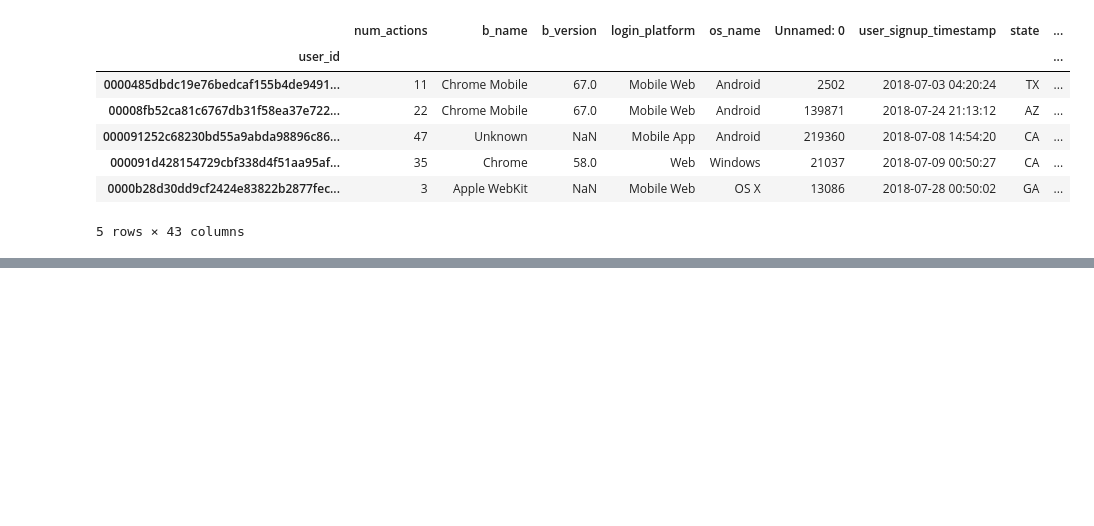
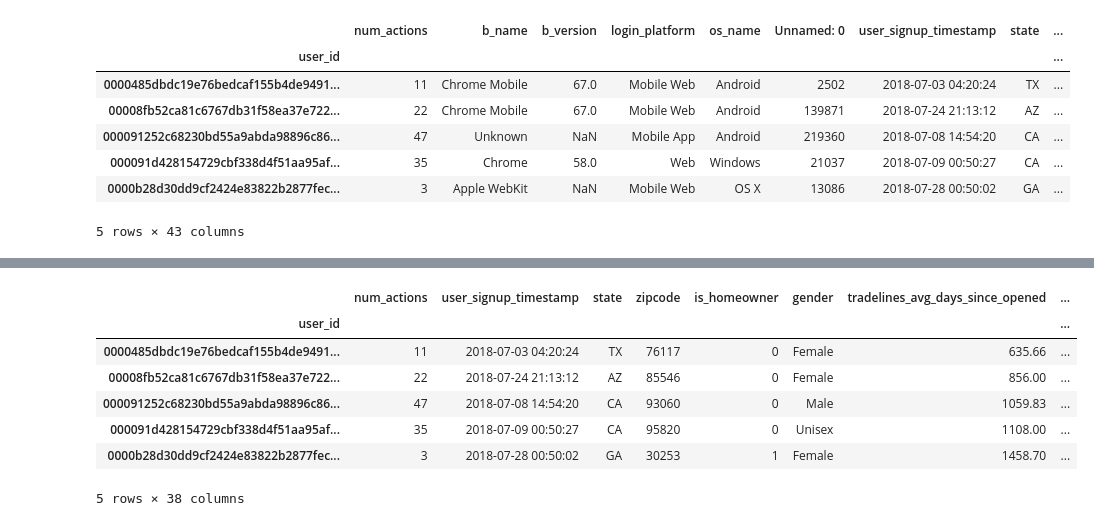
Before and after one commit to milesaturpin/datathon2018, a Jupyter notebook: Datathon2018_Trenton.ipynb, the cells around one changed output, grey strips where cells are left out. Cells and saved outputs as stored; diff of their text form; code cells hidden in the pictures; blank space fills up the shorter version.

```diff
--- a/Datathon2018_Trenton.ipynb
+++ b/Datathon2018_Trenton.ipynb
@@ -538,4 +540,4 @@ x['age']=pd.to_numeric(x.age_bucket.str[1:5])
 x['credit_score']=pd.to_numeric(x.credit_score_bucket.str[1:6])
 x['gender'].fillna(value='Unisex',inplace=True)
 
-x.drop(['age_bucket', 'credit_score_bucket'],inplace=True, axis=1)
+x.drop(['age_bucket', 'credit_score_bucket', 'b_name', 'b_version','login_platform','os_name'],inplace=True, axis=1)
@@ -552,0 +570,11 @@ array(['TX', 'AZ', 'CA', 'GA', 'NJ', 'OK', 'WI', 'NC', 'AL', 'OR', 'MI',
+# %%
+x.head()
+# %% [output]
+|  | num_actions | user_signup_timestamp | state | zipcode | is_homeowner | gender | tradelines_avg_days_since_opened | ... |
+| user_id |  |  |  |  |  |  |  | ... |
+| 0000485dbdc19e76bedcaf155b4de9491... | 11 | 2018-07-03 04:20:24 | TX | 76117 | 0 | Female | 635.66 | ... |
+| 00008fb52ca81c6767db31f58ea37e722... | 22 | 2018-07-24 21:13:12 | AZ | 85546 | 0 | Female | 856.00 | ... |
+| 000091252c68230bd55a9abda98896c86... | 47 | 2018-07-08 14:54:20 | CA | 93060 | 0 | Male | 1059.83 | ... |
+| 000091d428154729cbf338d4f51aa95af... | 35 | 2018-07-09 00:50:27 | CA | 95820 | 0 | Unisex | 1108.00 | ... |
+| 0000b28d30dd9cf2424e83822b2877fec... | 3 | 2018-07-28 00:50:02 | GA | 30253 | 1 | Female | 1458.70 | ... |
+5 rows × 38 columns
```
Also changed, not shown: parts of 27 cells of this notebook, 3 other files.
